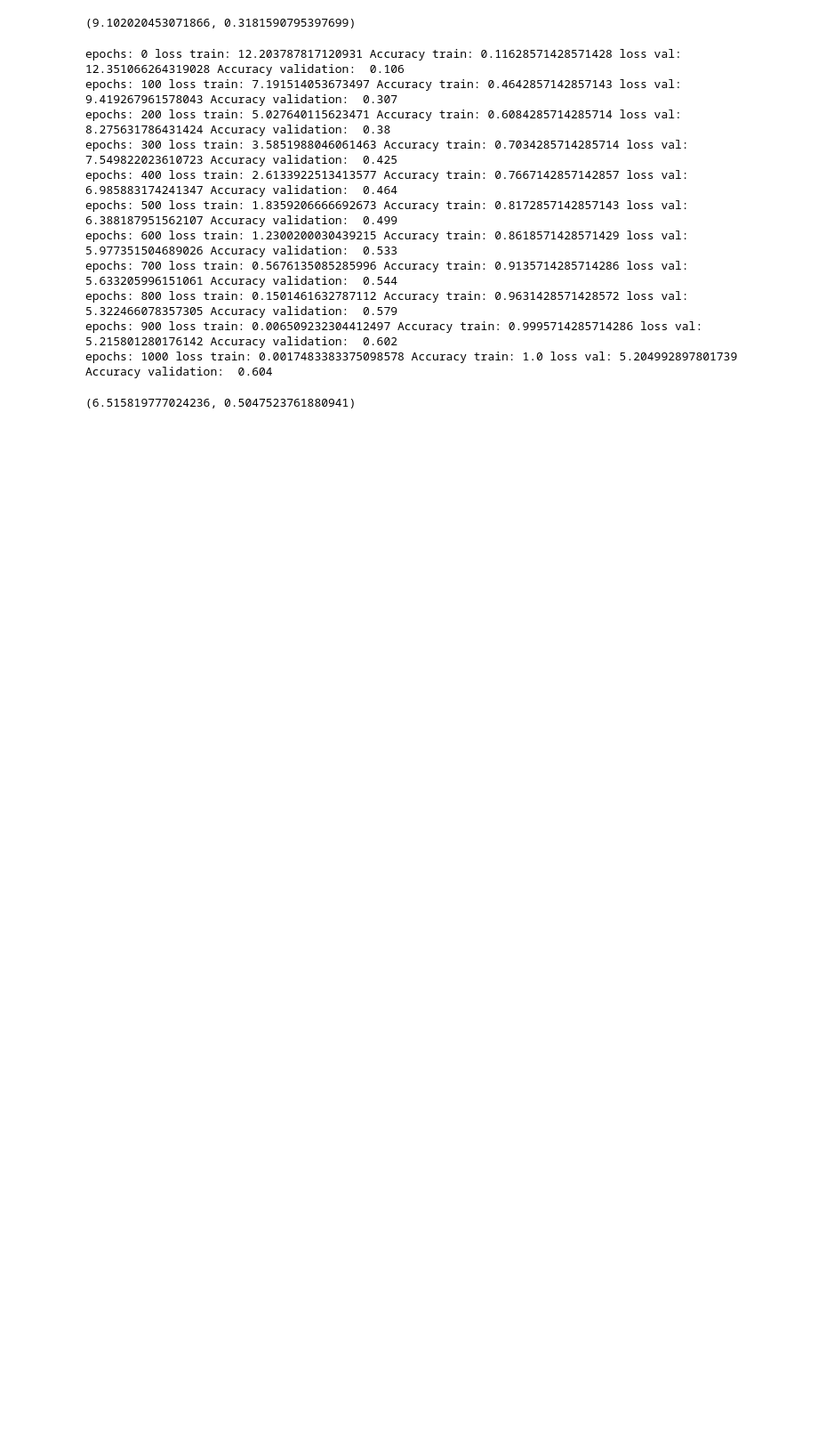
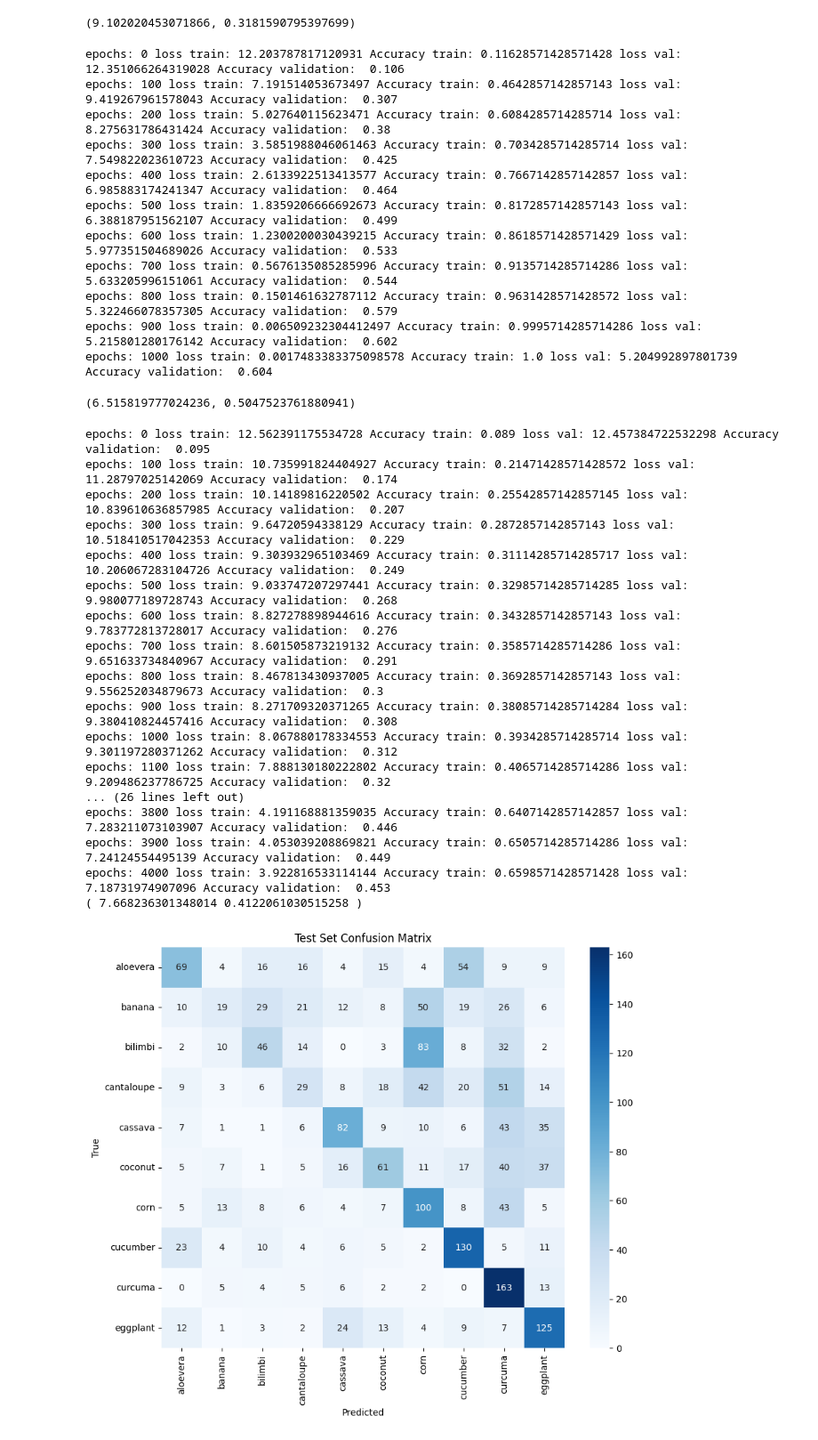
Before and after one commit to negative318/Neural-Network-From-Scratch, a Jupyter notebook: train_MLP_autograd.ipynb, the cells around one changed output. Shown at 89% size. Drawn from its saved outputs; the diff is of its cells as text; code cells hidden in the pictures; blank space fills up the shorter version.

```diff
--- a/train_MLP_autograd.ipynb
+++ b/train_MLP_autograd.ipynb
@@ -1570,3 +1569,27 @@ epochs: 1000 loss train: 0.0017483383375098578 Accuracy train: 1.0 loss val: 5.2
 test(x_test,y_test,nn1,nn2,nn)
 # %% [output]
 (6.515819777024236, 0.5047523761880941)
+# %%
+from MLP_autograd import *
+nn = NeuralNetwork(layers_size=[32*32*3,768, 10],activations = ["relu", "softmax"],lossFunction = "crossEntropy", l_rate=0.001)
+nn.train(x_train, y_train,x_validation, y_validation, epochs=4001,batch_size = 128)
+nn.test(x_test,y_test)
+# %% [output]
+epochs: 0 loss train: 12.562391175534728 Accuracy train: 0.089 loss val: 12.457384722532298 Accuracy validation:  0.095
+epochs: 100 loss train: 10.735991824404927 Accuracy train: 0.21471428571428572 loss val: 11.28797025142069 Accuracy validation:  0.174
+epochs: 200 loss train: 10.14189816220502 Accuracy train: 0.25542857142857145 loss val: 10.839610636857985 Accuracy validation:  0.207
+epochs: 300 loss train: 9.64720594338129 Accuracy train: 0.2872857142857143 loss val: 10.518410517042353 Accuracy validation:  0.229
+epochs: 400 loss train: 9.303932965103469 Accuracy train: 0.31114285714285717 loss val: 10.206067283104726 Accuracy validation:  0.249
+epochs: 500 loss train: 9.033747207297441 Accuracy train: 0.32985714285714285 loss val: 9.980077189728743 Accuracy validation:  0.268
+epochs: 600 loss train: 8.827278898944616 Accuracy train: 0.3432857142857143 loss val: 9.783772813728017 Accuracy validation:  0.276
+epochs: 700 loss train: 8.601505873219132 Accuracy train: 0.3585714285714286 loss val: 9.651633734840967 Accuracy validation:  0.291
+epochs: 800 loss train: 8.467813430937005 Accuracy train: 0.3692857142857143 loss val: 9.556252034879673 Accuracy validation:  0.3
+epochs: 900 loss train: 8.271709320371265 Accuracy train: 0.38085714285714284 loss val: 9.380410824457416 Accuracy validation:  0.308
+epochs: 1000 loss train: 8.067880178334553 Accuracy train: 0.3934285714285714 loss val: 9.301197280371262 Accuracy validation:  0.312
+epochs: 1100 loss train: 7.888130180222802 Accuracy train: 0.4065714285714286 loss val: 9.209486237786725 Accuracy validation:  0.32
+... (26 lines left out)
+epochs: 3800 loss train: 4.191168881359035 Accuracy train: 0.6407142857142857 loss val: 7.283211073103907 Accuracy validation:  0.446
+epochs: 3900 loss train: 4.053039208869821 Accuracy train: 0.6505714285714286 loss val: 7.24124554495139 Accuracy validation:  0.449
+epochs: 4000 loss train: 3.922816533114144 Accuracy train: 0.6598571428571428 loss val: 7.18731974907096 Accuracy validation:  0.453
+( 7.668236301348014 0.4122061030515258 )
+[figure, added]
```
Also changed, not shown: parts of 4 cells of this notebook, 5 other files.
